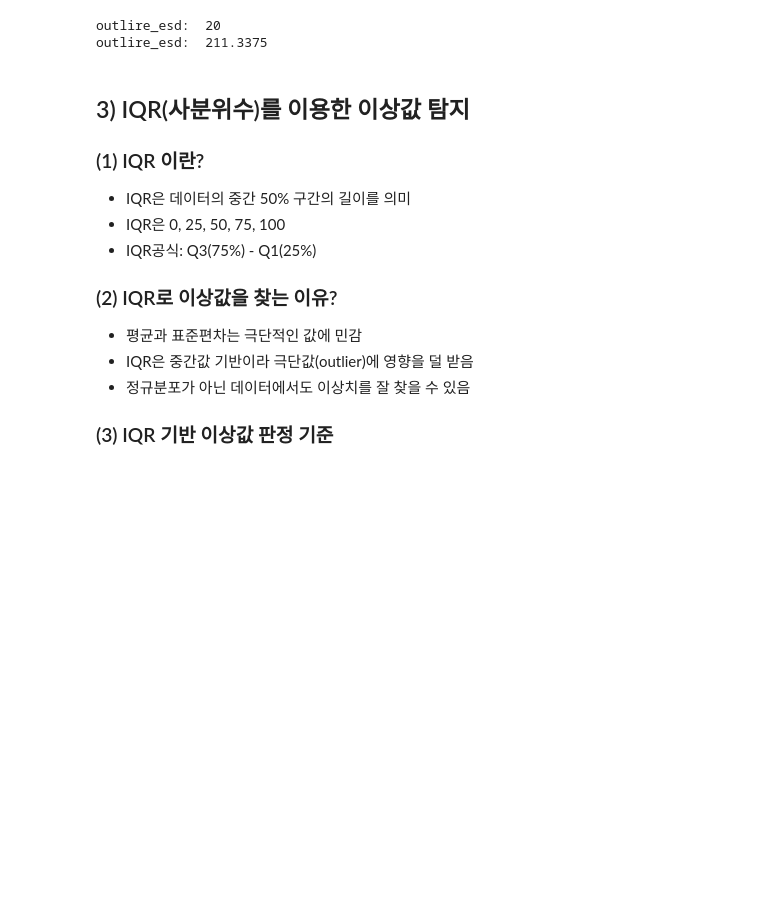
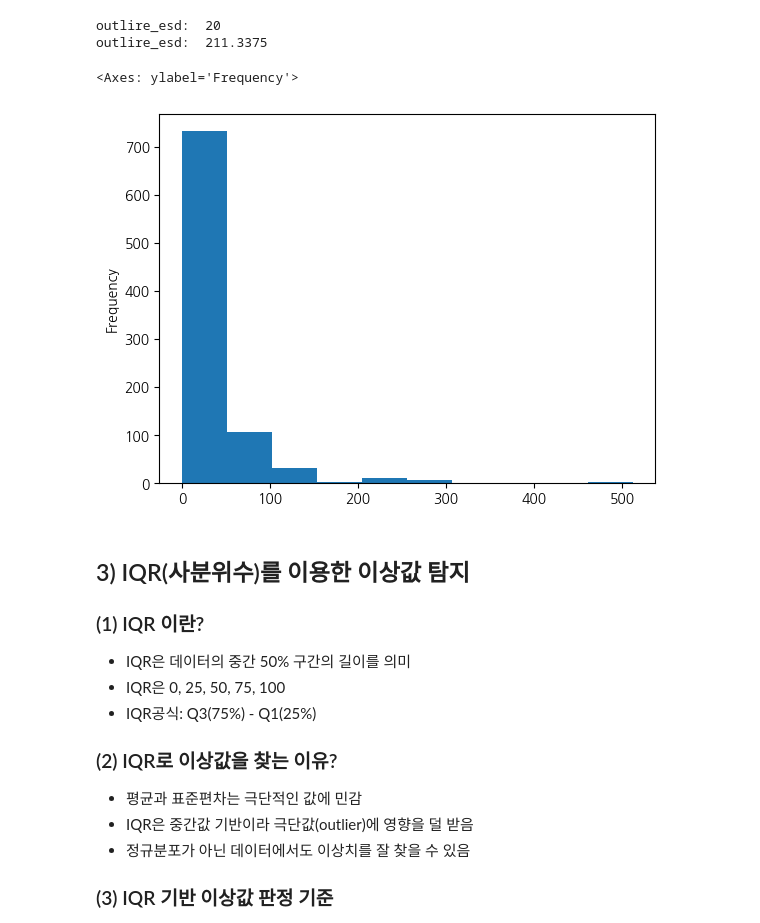
Before and after one commit to haram4th/finech, a Jupyter notebook: 05machine_learning/06데이터척도_이상값탐지및처리.ipynb, the cells around one changed output. Saved outputs shown, nothing was run; the diff lists cells and outputs as text; code cells hidden in the pictures; blank space fills up the shorter version.

```diff
--- a/05machine_learning/06데이터척도_이상값탐지및처리.ipynb
+++ b/05machine_learning/06데이터척도_이상값탐지및처리.ipynb
@@ -179,6 +179,11 @@ print("outlire_esd: ", outlire_esd['Fare'].min())
 # %% [output]
 outlire_esd:  20
 outlire_esd:  211.3375
+# %%
+data['Fare'].plot(kind='hist')
+# %% [output]
+<Axes: ylabel='Frequency'>
+[figure, added]
 # %% [markdown]
 ## 3) IQR(사분위수)를 이용한 이상값 탐지
 ### (1) IQR 이란?
```
Also changed, not shown: parts of 2 cells of this notebook, 1 other file.
